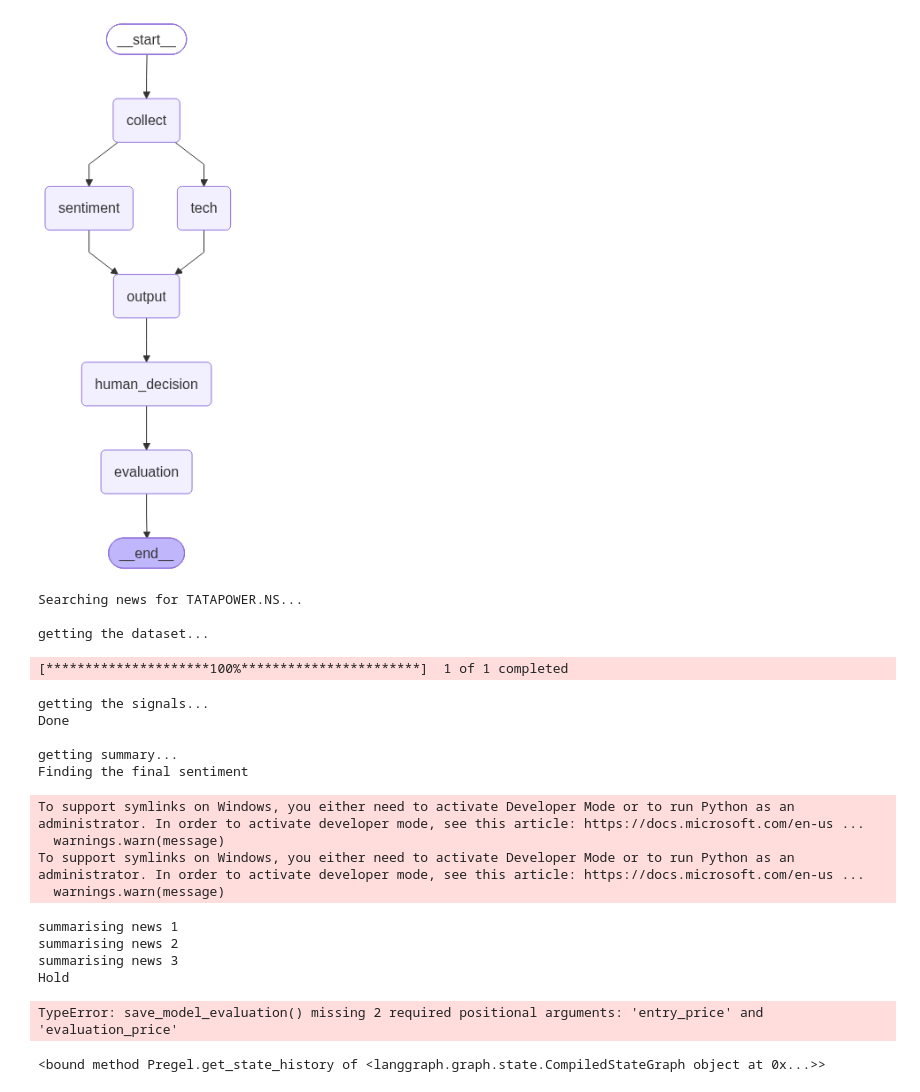
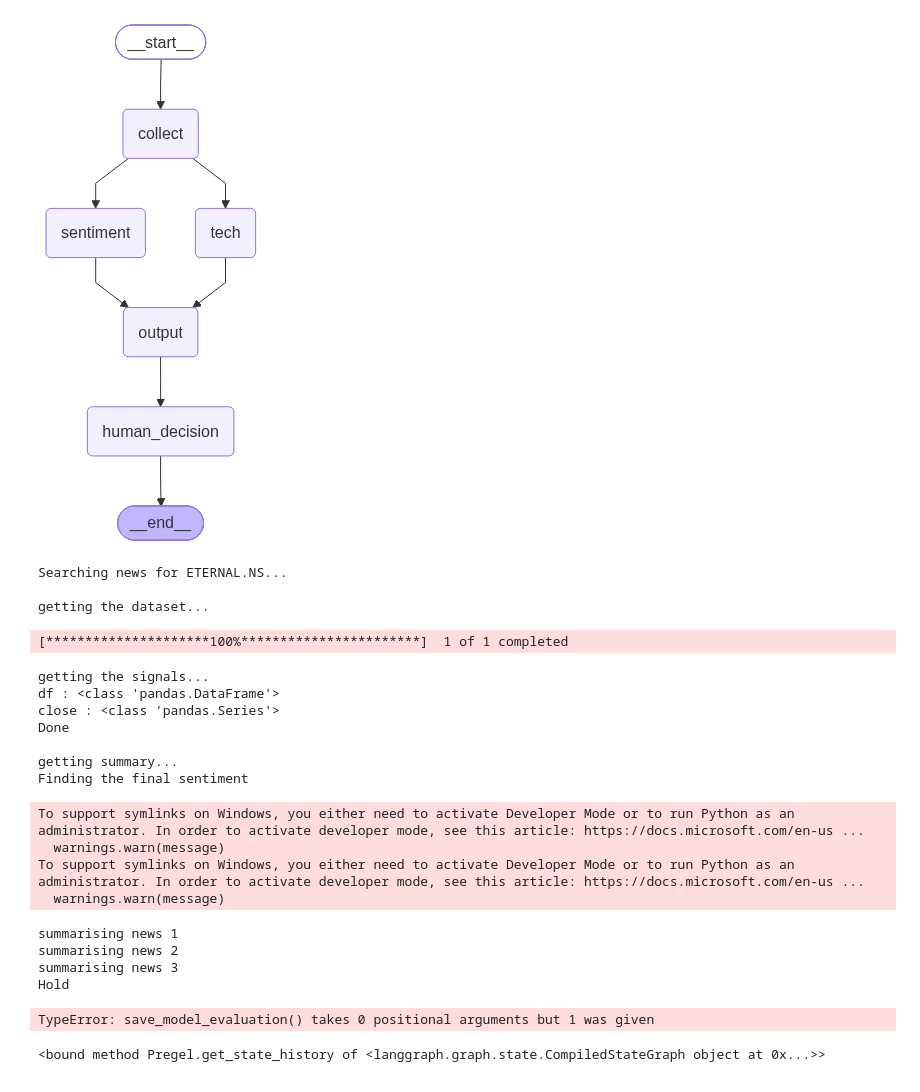
Before and after one commit to Rajlxi29/Volatility_predictor, a Jupyter notebook: main/graph.ipynb, the cells around one changed output. Saved outputs shown, nothing was run; the diff lists cells and outputs as text; code cells hidden in the pictures.

Commit message:
completed the evaluation part

```diff
--- a/main/graph.ipynb
+++ b/main/graph.ipynb
@@ -73,7 +100,7 @@ def human_decision_node(state: MarketState):
             price = float(history["Close"].dropna().iloc[-1])
             reason = input("Enter your reason to BUY: ")
 
-            conn = sqlite3.connect("investments.db")
+            conn = sqlite3.connect(DB_PATH)
 
             conn.execute("""
                 INSERT INTO investments
@@ -123,37 +150,37 @@ def output(state: MarketState):
 # %%
 graph = StateGraph(MarketState)
 
 graph.add_node("tech", technode)
 graph.add_node("sentiment", sentimentnode)
 graph.add_node("collect", collection)
 graph.add_node("output", output)
 graph.add_node("human_decision", human_decision_node)
-graph.add_node("evaluation", save_model_evaluation)
 
 graph.add_edge(START, "collect")
 graph.add_edge("collect", "sentiment")
 graph.add_edge("collect", "tech")
 
 graph.add_edge("tech", "output")
 graph.add_edge("sentiment", "output")
 graph.add_edge("output", "human_decision")
-graph.add_edge("human_decision", "evaluation")
 graph.add_edge("human_decision", END)
 
 graph.compile()
 # %% [output]
-[figure, old version]
+[figure, new version]
 # %%
 workflow = graph.compile()
 # %%
 initial_state = {}
 result = workflow.invoke(initial_state)
 # %% [output]
-Searching news for TATAPOWER.NS...
+Searching news for ETERNAL.NS...
 
 getting the dataset...
 [*********************100%***********************]  1 of 1 completed
 getting the signals...
+df : <class 'pandas.DataFrame'>
+close : <class 'pandas.Series'>
 Done
 
 getting summary...
@@ -166,7 +193,7 @@ summarising news 1
 summarising news 2
 summarising news 3
 Hold
-TypeError: save_model_evaluation() missing 2 required positional arguments: 'entry_price' and 'evaluation_price'
+TypeError: save_model_evaluation() takes 0 positional arguments but 1 was given
 # %%
 print(workflow.get_state_history)
 # %% [output]
```
Also changed, not shown: parts of 9 cells of this notebook, 4 other files.
